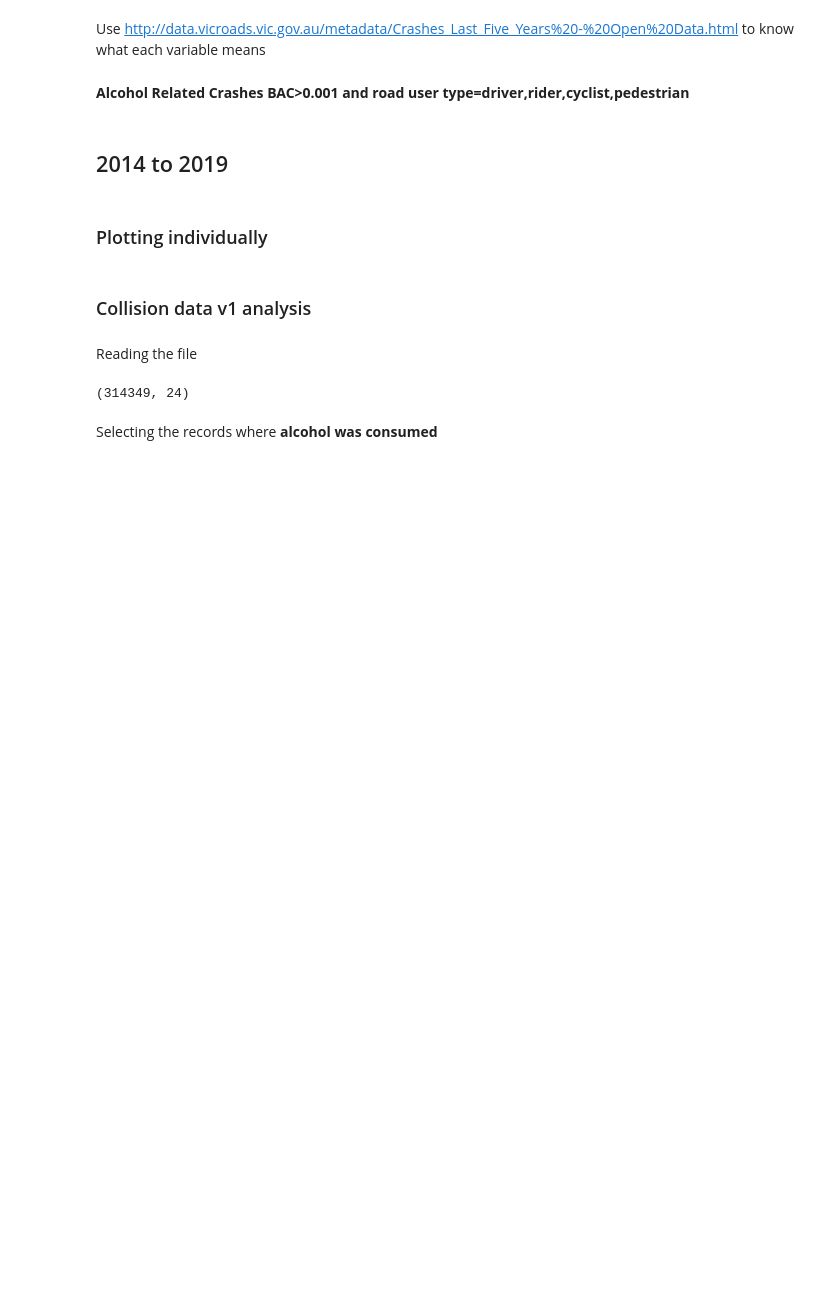
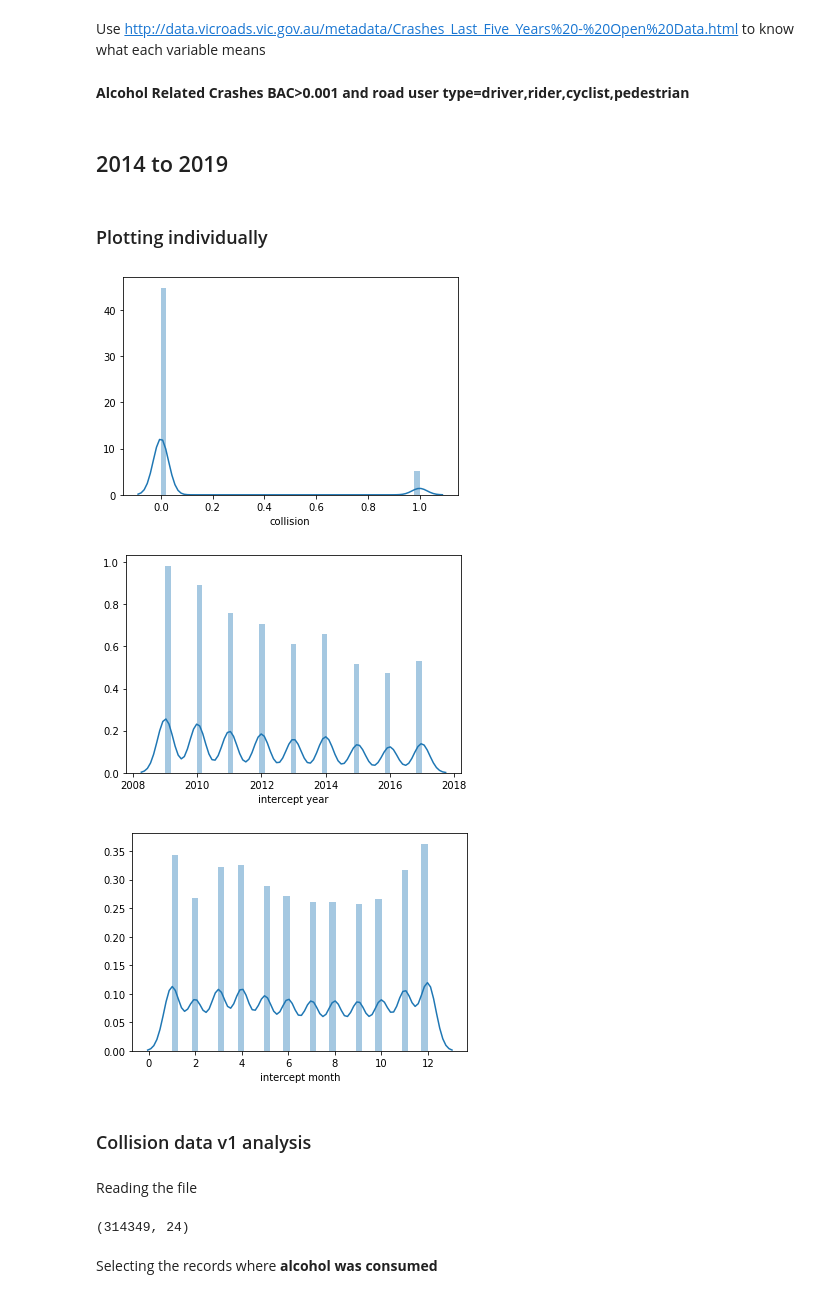
Before and after one commit to nizamphoenix/DrinkDrivingTrends, a Jupyter notebook: v2.0.ipynb, the cells around one changed output. Drawn from its saved outputs; the diff is of its cells as text; code cells hidden in the pictures; blank space fills up the shorter version.

```diff
--- a/v2.0.ipynb
+++ b/v2.0.ipynb
@@ -23,3 +20,5 @@ working_dir=temp[0]
+# %%
+working_dir="/home/nizam/Desktop/Sem4/project/data"
 # %%
 crash_df = pd.read_csv(working_dir+'/Crashes_Last_Five_Years.csv')
 
@@ -48,16 +47,20 @@ df_2014_to_2019_cleaned.drop(columns=['Unnamed: 0'],axis=1,inplace=True)
 # %% [markdown]
 ### Plotting individually
 # %%
-df=df_2014_to_2019_cleaned
-plot_scatter = True
+df=ebt_cleaned
+plot_scatter = False
 numerical_fields = df._get_numeric_data().columns
 categorical_fields = list(set(df.columns)-set(numerical_fields))
 assert len(categorical_fields)+len(numerical_fields)==len(df.columns)
 for i in numerical_fields:
     for j in numerical_fields:
         if i==j:
             sns.distplot(df[i])
             plt.show()
         elif i!=j and plot_scatter:
             sns.scatterplot(x=i,y=j,data=df)
             plt.show()
+# %% [output]
+[figure, added]
+[figure, added]
+[figure, added]
```
Also changed, not shown: parts of 79 cells of this notebook.
